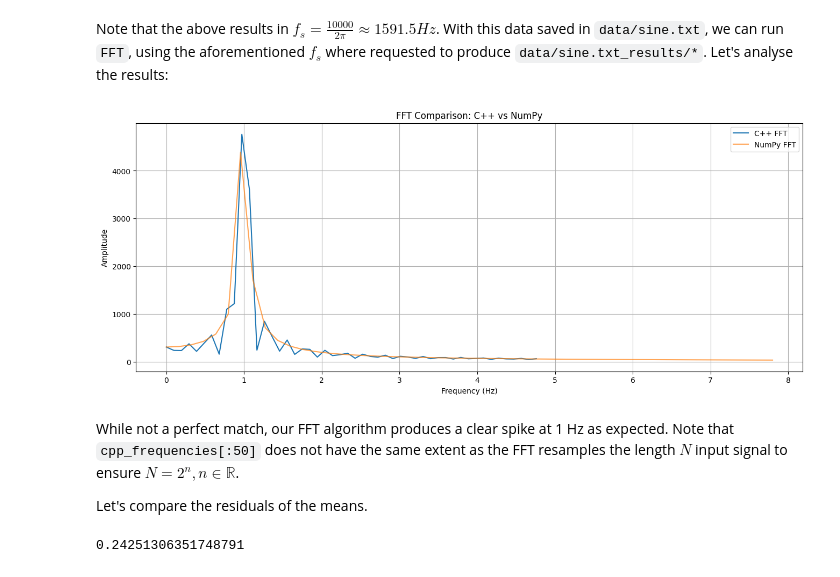
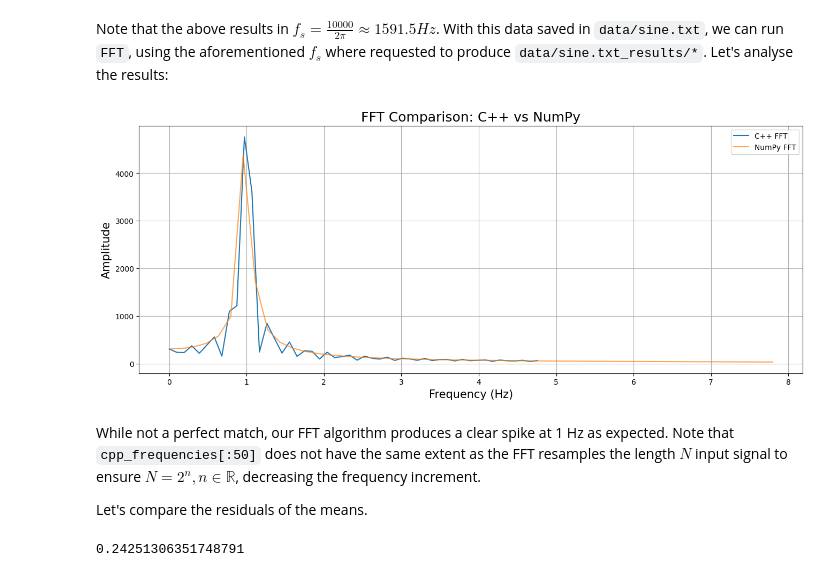
Before and after one commit to lookdnr/Simple-FFT, a Jupyter notebook: Examples.ipynb, the cells around one changed output. Cells and saved outputs as stored; diff of their text form; code cells hidden in the pictures.

```diff
--- a/Examples.ipynb
+++ b/Examples.ipynb
@@ -33,19 +33,19 @@ numpy_frequencies = np.fft.rfftfreq(len(f), d=1/fs)
 # %%
 # And plotting
 
 plt.figure(figsize=(16, 6))
 plt.plot(cpp_frequencies[:50], cpp_amplitudes[:50], label="C++ FFT")
 plt.plot(numpy_frequencies[:50], numpy_amplitudes[:50], label="NumPy FFT", alpha=0.7)
-plt.xlabel("Frequency (Hz)")
-plt.ylabel("Amplitude")
-plt.title("FFT Comparison: C++ vs NumPy")
+plt.xlabel("Frequency (Hz)", fontsize=15)
+plt.ylabel("Amplitude", fontsize=15)
+plt.title("FFT Comparison: C++ vs NumPy", fontsize=18)
 plt.legend()
 plt.grid()
 plt.show()
 # %% [output]
-[figure, old version]
+[figure, new version]
 # %% [markdown]
-While not a perfect match, our FFT algorithm produces a clear spike at 1 Hz as expected. Note that `cpp_frequencies[:50]` does not have the same extent as the FFT resamples the length $N$ input signal to ensure $N = 2^n, n \in \mathbb{R}$.
+While not a perfect match, our FFT algorithm produces a clear spike at 1 Hz as expected. Note that `cpp_frequencies[:50]` does not have the same extent as the FFT resamples the length $N$ input signal to ensure $N = 2^n, n \in \mathbb{R}$, decreasing the frequency increment.
 
 Let's compare the residuals of the means.
 # %%
```
Also changed, not shown: parts of 2 cells of this notebook, 8 other files.
